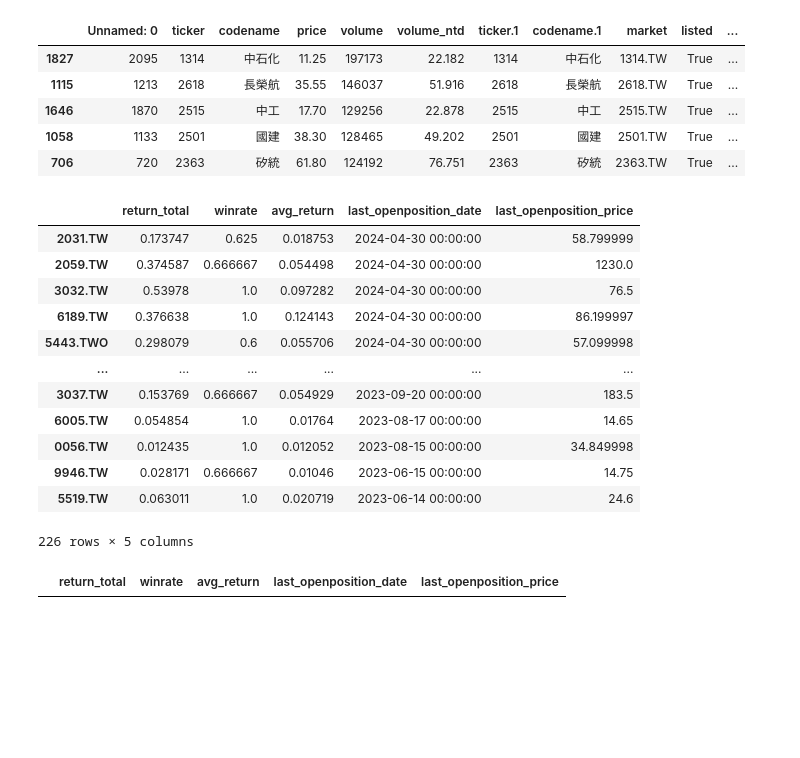
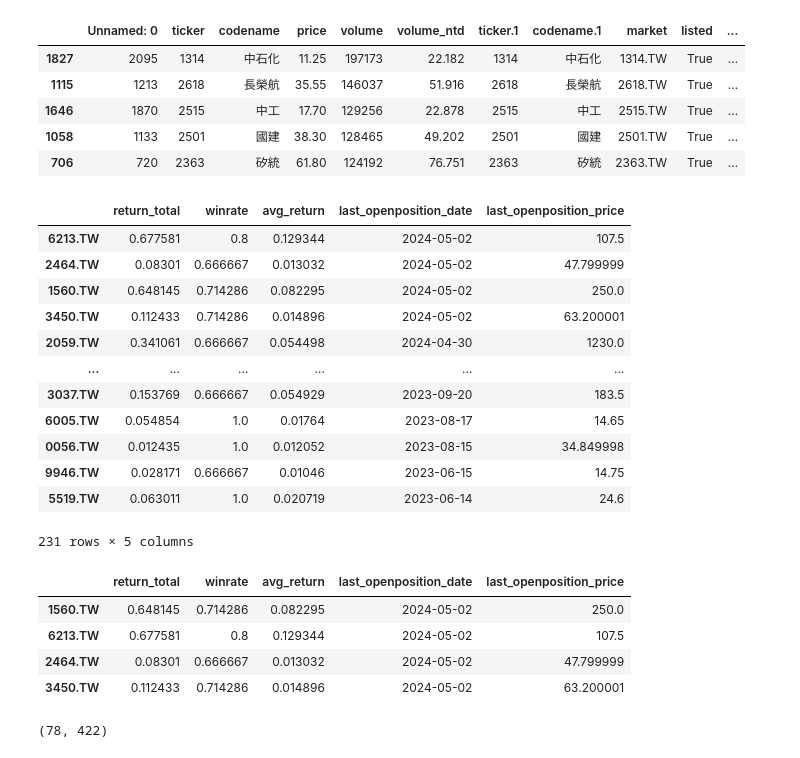
Before and after one commit to tsungyou/Money, a Jupyter notebook: tw-stock-screener/strategy-1-VPS3_C15/backtest_strat1_loop.ipynb, the cells around one changed output. Saved outputs shown, nothing was run; the diff lists cells and outputs as text; code cells hidden in the pictures; blank space fills up the shorter version.

```diff
--- a/tw-stock-screener/strategy-1-VPS3_C15/backtest_strat1_loop.ipynb
+++ b/tw-stock-screener/strategy-1-VPS3_C15/backtest_strat1_loop.ipynb
@@ -11,15 +11,15 @@ s.head()
 | 1058 | 1133 | 2501 | 國建 | 38.30 | 128465 | 49.202 | 2501 | 國建 | 2501.TW | True | ... |
 | 706 | 720 | 2363 | 矽統 | 61.80 | 124192 | 76.751 | 2363 | 矽統 | 2363.TW | True | ... |
 # %%
-import pandas as pd
 from functions import data_strat1, nav_returns_backtest_only
+from datetime import datetime, timedelta
 stock_list = pd.read_csv("../database/yearly/tw_stock_list.csv")
 start='2023-01-01'
-end='2024-05-01'
+end=datetime.now()
 df_final = pd.DataFrame()
 for ticker in s['market'][:500]:
     ticker_bar = ticker.replace(".", "_")
-    df = data_strat1(f"../database/{ticker_bar}", start, end)
+    df = data_strat1(ticker_bar, start, end)
 
     return_total, winrate, avg_return, trades, last_openposition_date, last_openposition_price = nav_returns_backtest_only(df)
     df_final[ticker] = [return_total, winrate, avg_return, df.index[last_openposition_date], last_openposition_price]
@@ -32,22 +32,30 @@ latest = positive_return.sort_values(by="last_openposition_date", ascending=Fals
 latest
 # %% [output]
 |  | return_total | winrate | avg_return | last_openposition_date | last_openposition_price |
-| 2031.TW | 0.173747 | 0.625 | 0.018753 | 2024-04-30 00:00:00 | 58.799999 |
-| 2059.TW | 0.374587 | 0.666667 | 0.054498 | 2024-04-30 00:00:00 | 1230.0 |
-| 3032.TW | 0.53978 | 1.0 | 0.097282 | 2024-04-30 00:00:00 | 76.5 |
-| 6189.TW | 0.376638 | 1.0 | 0.124143 | 2024-04-30 00:00:00 | 86.199997 |
-| 5443.TWO | 0.298079 | 0.6 | 0.055706 | 2024-04-30 00:00:00 | 57.099998 |
+| 6213.TW | 0.677581 | 0.8 | 0.129344 | 2024-05-02 | 107.5 |
+| 2464.TW | 0.08301 | 0.666667 | 0.013032 | 2024-05-02 | 47.799999 |
+| 1560.TW | 0.648145 | 0.714286 | 0.082295 | 2024-05-02 | 250.0 |
+| 3450.TW | 0.112433 | 0.714286 | 0.014896 | 2024-05-02 | 63.200001 |
+| 2059.TW | 0.341061 | 0.666667 | 0.054498 | 2024-04-30 | 1230.0 |
 | ... | ... | ... | ... | ... | ... |
-| 3037.TW | 0.153769 | 0.666667 | 0.054929 | 2023-09-20 00:00:00 | 183.5 |
-| 6005.TW | 0.054854 | 1.0 | 0.01764 | 2023-08-17 00:00:00 | 14.65 |
-| 0056.TW | 0.012435 | 1.0 | 0.012052 | 2023-08-15 00:00:00 | 34.849998 |
-| 9946.TW | 0.028171 | 0.666667 | 0.01046 | 2023-06-15 00:00:00 | 14.75 |
-| 5519.TW | 0.063011 | 1.0 | 0.020719 | 2023-06-14 00:00:00 | 24.6 |
+| 3037.TW | 0.153769 | 0.666667 | 0.054929 | 2023-09-20 | 183.5 |
+| 6005.TW | 0.054854 | 1.0 | 0.01764 | 2023-08-17 | 14.65 |
+| 0056.TW | 0.012435 | 1.0 | 0.012052 | 2023-08-15 | 34.849998 |
+| 9946.TW | 0.028171 | 0.666667 | 0.01046 | 2023-06-15 | 14.75 |
+| 5519.TW | 0.063011 | 1.0 | 0.020719 | 2023-06-14 | 24.6 |
-226 rows × 5 columns
+231 rows × 5 columns
 # %%
-latest[latest['last_openposition_date'] == pd.to_datetime("2024-05-01")]
+dft[dft['last_openposition_date'] == pd.to_datetime("2024-05-02")]
 # %% [output]
 |  | return_total | winrate | avg_return | last_openposition_date | last_openposition_price |
+| 1560.TW | 0.648145 | 0.714286 | 0.082295 | 2024-05-02 | 250.0 |
+| 6213.TW | 0.677581 | 0.8 | 0.129344 | 2024-05-02 | 107.5 |
+| 2464.TW | 0.08301 | 0.666667 | 0.013032 | 2024-05-02 | 47.799999 |
+| 3450.TW | 0.112433 | 0.714286 | 0.014896 | 2024-05-02 | 63.200001 |
 # %%
 2024-05-02: 3032, 6189, 5443, (2024-04-30)
 2024-05-03: None (2024-05-02)
+# %%
+len(dft[dft['return_total'] >= 0.3]),len(dft[dft['return_total'] <= 0.3])
+# %% [output]
+(78, 422)
```
Also changed, not shown: 6 other files.
